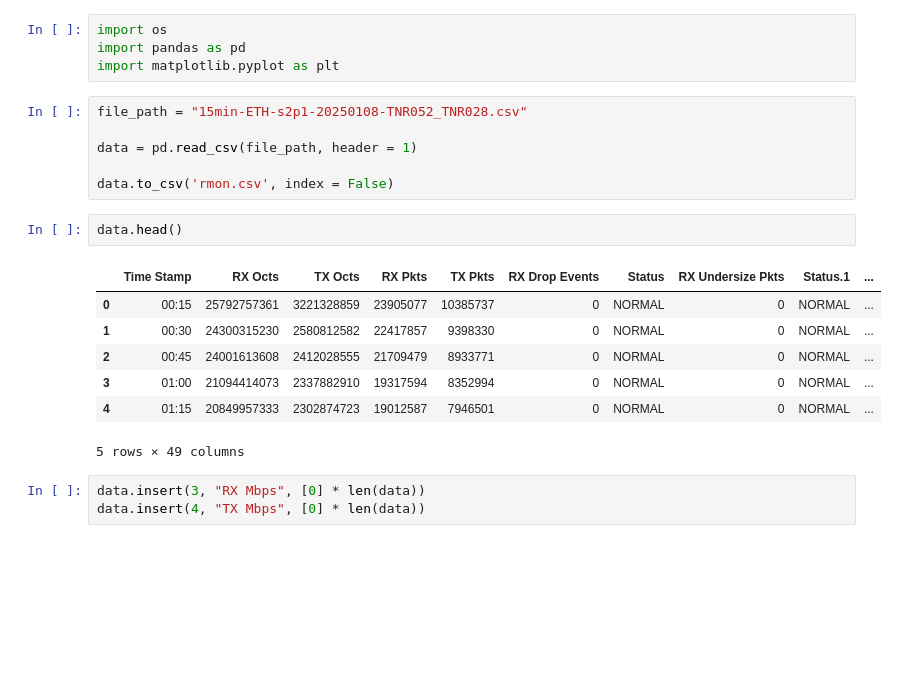
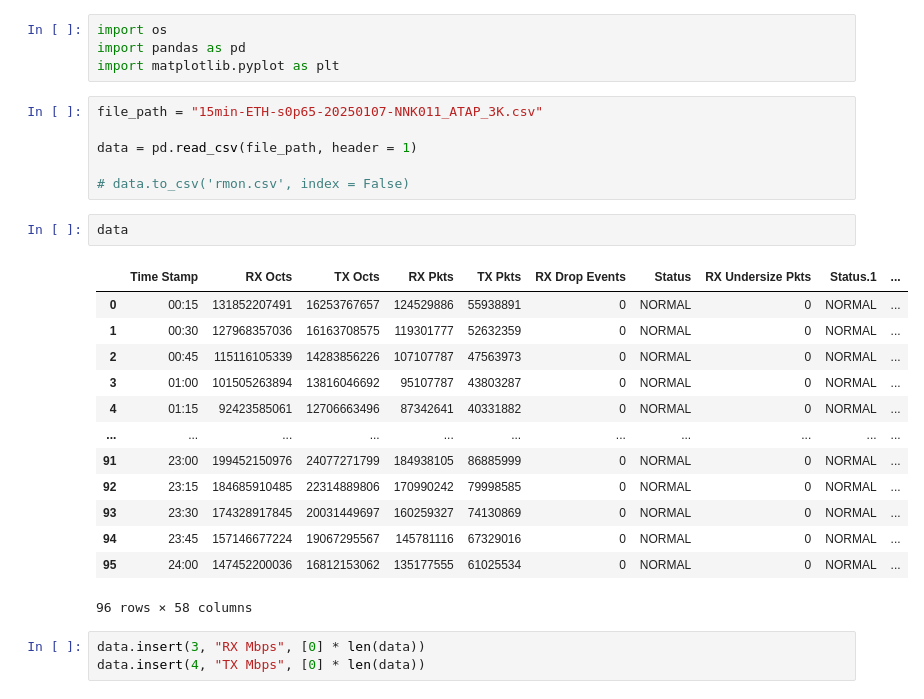
Before and after one commit to hanfx/rmon-utilization-graph, a Jupyter notebook: rmon.ipynb, the cells around one changed output. Drawn from its saved outputs; the diff is of its cells as text; blank space fills up the shorter version.

```diff
--- a/rmon.ipynb
+++ b/rmon.ipynb
@@ -3,21 +3,27 @@ import os
 import pandas as pd
 import matplotlib.pyplot as plt
 # %%
-file_path = "15min-ETH-s2p1-20250108-TNR052_TNR028.csv"
+file_path = "15min-ETH-s0p65-20250107-NNK011_ATAP_3K.csv"
 
 data = pd.read_csv(file_path, header = 1)
 
-data.to_csv('rmon.csv', index = False)
+# data.to_csv('rmon.csv', index = False)
 # %%
-data.head()
+data
 # %% [output]
 |  | Time Stamp | RX Octs | TX Octs | RX Pkts | TX Pkts | RX Drop Events | Status | RX Undersize Pkts | Status.1 | ... |
-| 0 | 00:15 | 25792757361 | 3221328859 | 23905077 | 10385737 | 0 | NORMAL | 0 | NORMAL | ... |
-| 1 | 00:30 | 24300315230 | 2580812582 | 22417857 | 9398330 | 0 | NORMAL | 0 | NORMAL | ... |
-| 2 | 00:45 | 24001613608 | 2412028555 | 21709479 | 8933771 | 0 | NORMAL | 0 | NORMAL | ... |
-| 3 | 01:00 | 21094414073 | 2337882910 | 19317594 | 8352994 | 0 | NORMAL | 0 | NORMAL | ... |
-| 4 | 01:15 | 20849957333 | 2302874723 | 19012587 | 7946501 | 0 | NORMAL | 0 | NORMAL | ... |
+| 0 | 00:15 | 131852207491 | 16253767657 | 124529886 | 55938891 | 0 | NORMAL | 0 | NORMAL | ... |
+| 1 | 00:30 | 127968357036 | 16163708575 | 119301777 | 52632359 | 0 | NORMAL | 0 | NORMAL | ... |
+| 2 | 00:45 | 115116105339 | 14283856226 | 107107787 | 47563973 | 0 | NORMAL | 0 | NORMAL | ... |
+| 3 | 01:00 | 101505263894 | 13816046692 | 95107787 | 43803287 | 0 | NORMAL | 0 | NORMAL | ... |
+| 4 | 01:15 | 92423585061 | 12706663496 | 87342641 | 40331882 | 0 | NORMAL | 0 | NORMAL | ... |
+| ... | ... | ... | ... | ... | ... | ... | ... | ... | ... | ... |
+| 91 | 23:00 | 199452150976 | 24077271799 | 184938105 | 86885999 | 0 | NORMAL | 0 | NORMAL | ... |
+| 92 | 23:15 | 184685910485 | 22314889806 | 170990242 | 79998585 | 0 | NORMAL | 0 | NORMAL | ... |
+| 93 | 23:30 | 174328917845 | 20031449697 | 160259327 | 74130869 | 0 | NORMAL | 0 | NORMAL | ... |
+| 94 | 23:45 | 157146677224 | 19067295567 | 145781116 | 67329016 | 0 | NORMAL | 0 | NORMAL | ... |
+| 95 | 24:00 | 147452200036 | 16812153062 | 135177555 | 61025534 | 0 | NORMAL | 0 | NORMAL | ... |
-5 rows × 49 columns
+96 rows × 58 columns
 # %%
 data.insert(3, "RX Mbps", [0] * len(data))
 data.insert(4, "TX Mbps", [0] * len(data))
```
Also changed, not shown: parts of 7 cells of this notebook, 1 other file.
